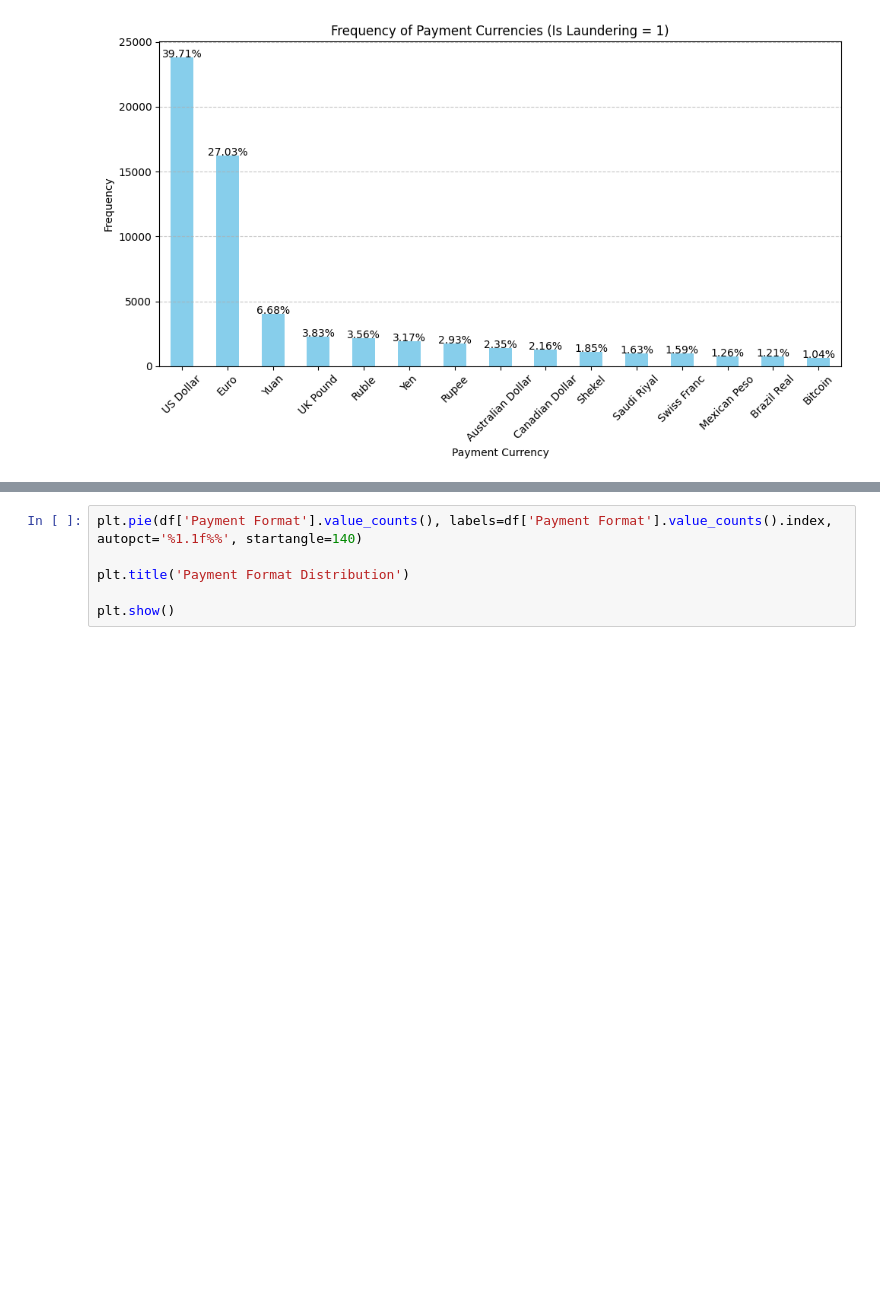
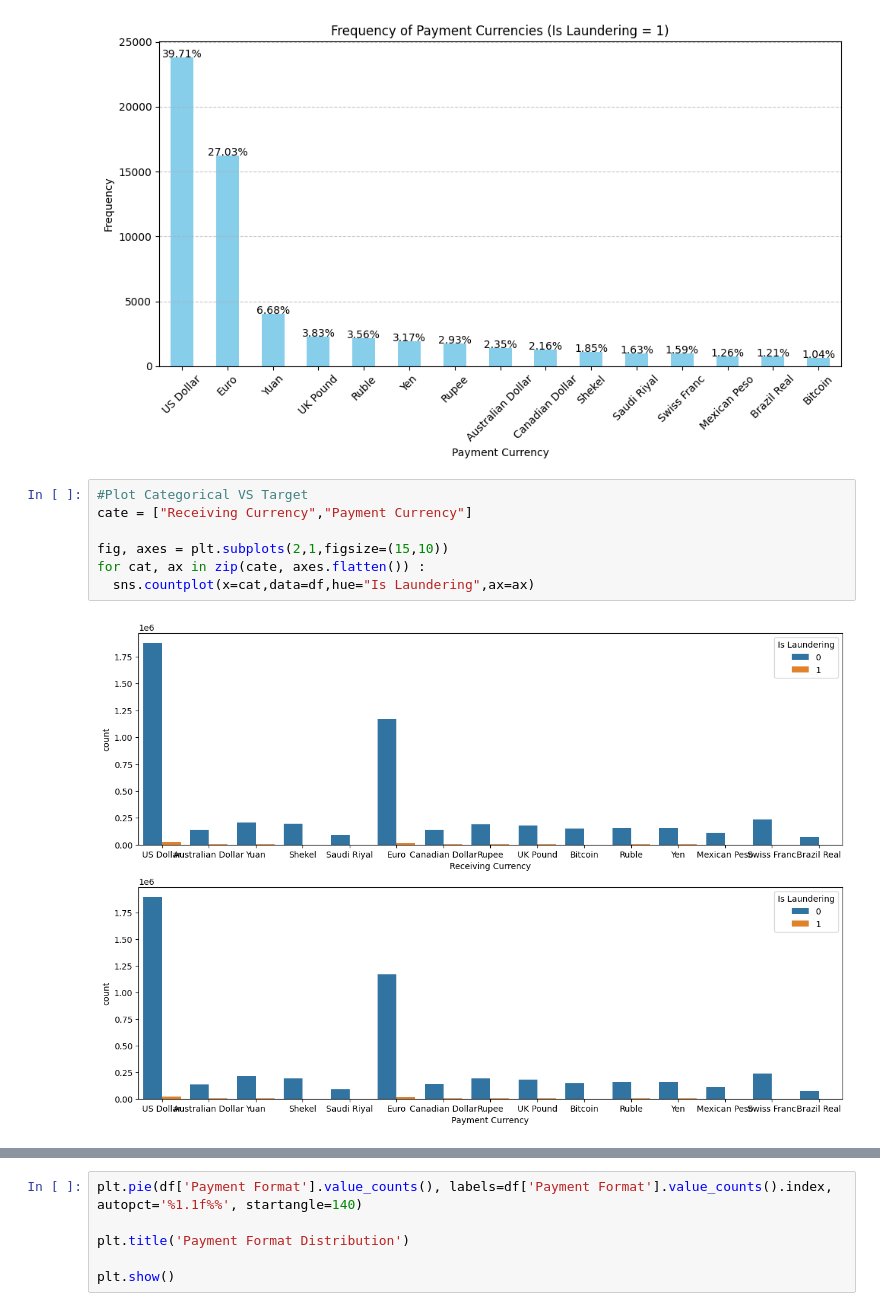
Before and after one commit to rafsunsheikh/money_laundering, a Jupyter notebook: Anti_money_laundering.ipynb, the cells around one changed output, grey strips where cells are left out. Cells and saved outputs as stored; diff of their text form; blank space fills up the shorter version.

Commit message:
Kaggle Notebook | Anti Money Laundering | Version 2

```diff
--- a/Anti_money_laundering.ipynb
+++ b/Anti_money_laundering.ipynb
@@ -286,3 +286,12 @@ plt.tight_layout()
 plt.show()
 # %% [output]
 [figure]
+# %%
+#Plot Categorical VS Target
+cate = ["Receiving Currency","Payment Currency"]
+
+fig, axes = plt.subplots(2,1,figsize=(15,10))
+for cat, ax in zip(cate, axes.flatten()) :
+  sns.countplot(x=cat,data=df,hue="Is Laundering",ax=ax)
+# %% [output]
+[figure, added]
```
Also changed, not shown: parts of 65 cells of this notebook.
